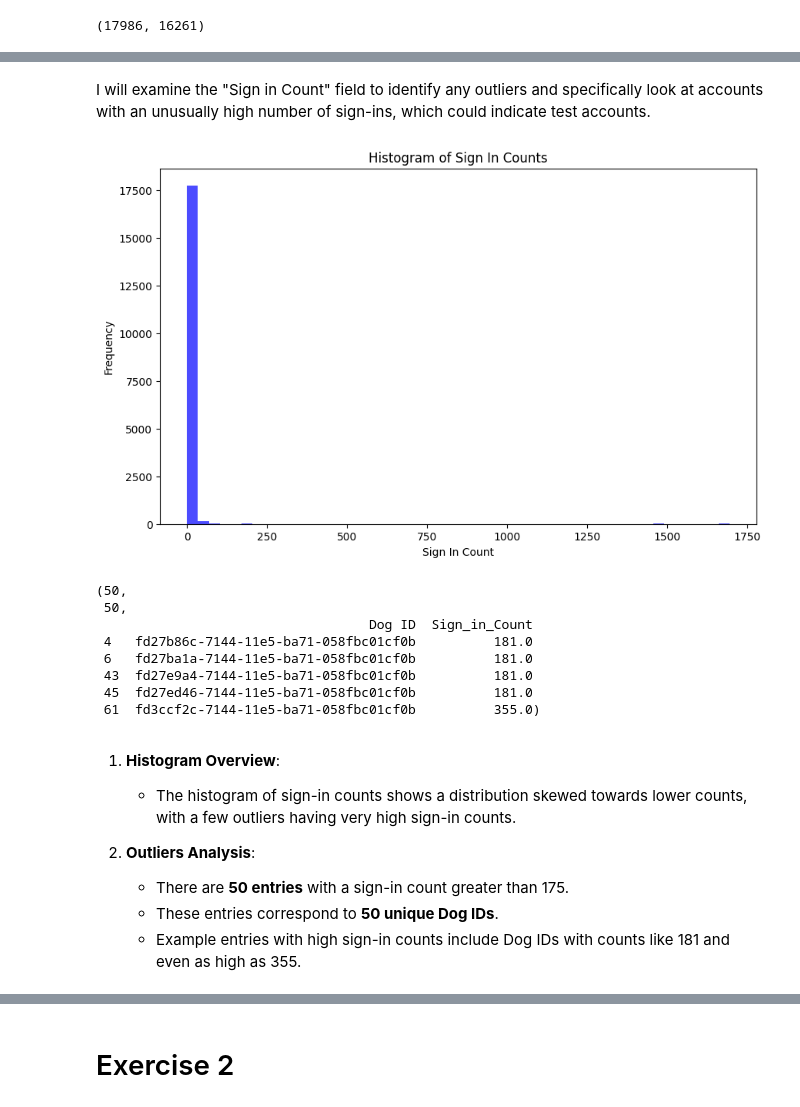
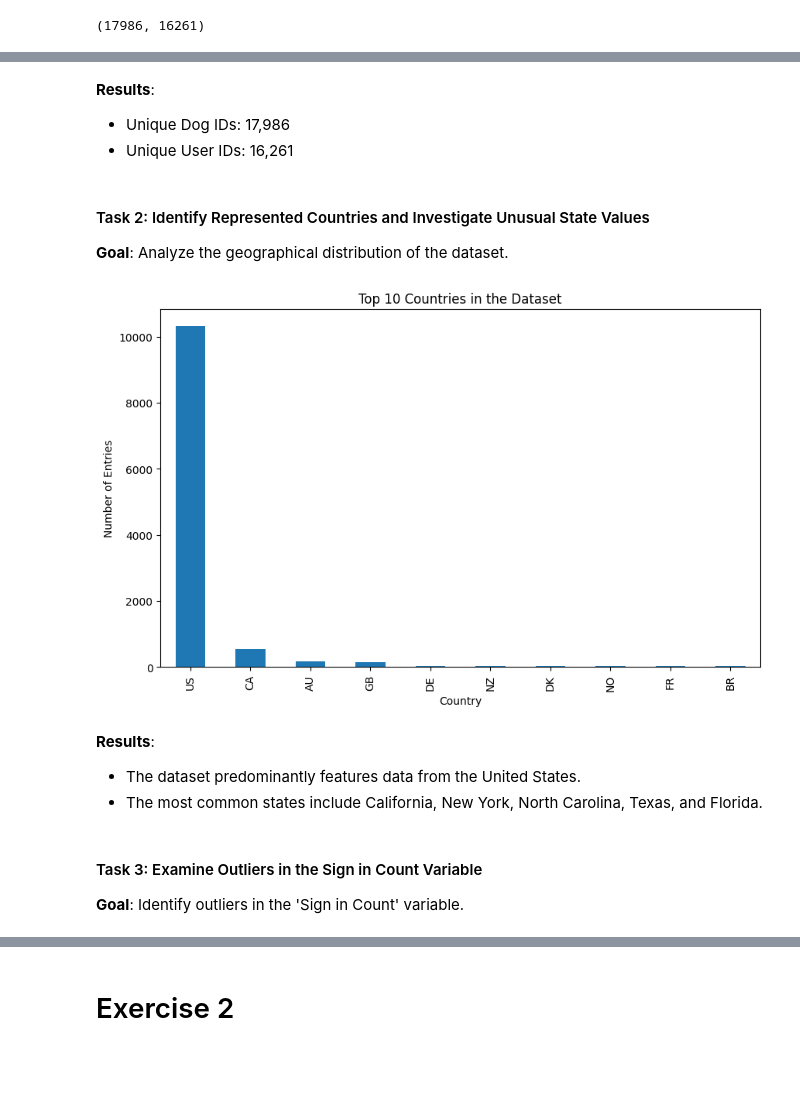
Before and after one commit to peyman886/data-visualization-coursework, a Jupyter notebook: HW4/Visualization_HW4.ipynb, the cells around one changed output, grey strips where cells are left out. Drawn from its saved outputs; the diff is of its cells as text; code cells hidden in the pictures; blank space fills up the shorter version.

```diff
--- a/HW4/Visualization_HW4.ipynb
+++ b/HW4/Visualization_HW4.ipynb
@@ -112,40 +54,28 @@ Examine Sign in Count to detect outliers, particularly focusing on the high sign
-# %% [markdown]
-I will examine the "Sign in Count" field to identify any outliers and specifically look at accounts with an unusually high number of sign-ins, which could indicate test accounts.
-# %%
-# Analyzing Sign in Count for outliers
-signin_counts = dognition_data['Sign_in_Count']
-
-# Plotting a histogram for Sign_in_Count
-plt.figure(figsize=(10, 6))
-plt.hist(signin_counts, bins=50, color='blue', alpha=0.7)
-plt.xlabel('Sign In Count')
-plt.ylabel('Frequency')
-plt.title('Histogram of Sign In Counts')
-plt.show()
-
-# Identifying potential outliers (e.g., Sign In Count greater than 175)
-outlier_threshold = 175
-outlier_signins = dognition_data[dognition_data['Sign_in_Count'] > outlier_threshold]
-
-outlier_signins_count = outlier_signins.shape[0]
-outlier_dog_ids = outlier_signins['Dog ID'].nunique()
-
-outlier_signins_count, outlier_dog_ids, outlier_signins[['Dog ID', 'Sign_in_Count']].head()
-# %% [output]
-[figure, removed]
-(50,
- 50,
-                                   Dog ID  Sign_in_Count
- 4   fd27b86c-7144-11e5-ba71-058fbc01cf0b          181.0
- 6   fd27ba1a-7144-11e5-ba71-058fbc01cf0b          181.0
- 43  fd27e9a4-7144-11e5-ba71-058fbc01cf0b          181.0
- 45  fd27ed46-7144-11e5-ba71-058fbc01cf0b          181.0
- 61  fd3ccf2c-7144-11e5-ba71-058fbc01cf0b          355.0)
-# %% [markdown]
-1. **Histogram Overview**:
-   - The histogram of sign-in counts shows a distribution skewed towards lower counts, with a few outliers having very high sign-in counts.
-
-2. **Outliers Analysis**:
-   - There are **50 entries** with a sign-in count greater than 175.
-   - These entries correspond to **50 unique Dog IDs**.
-   - Example entries with high sign-in counts include Dog IDs with counts like 181 and even as high as 355.
+# %% [markdown]
+**Results**:
+- Unique Dog IDs: 17,986
+- Unique User IDs: 16,261
+# %% [markdown]
+#### Task 2: Identify Represented Countries and Investigate Unusual State Values
+**Goal**: Analyze the geographical distribution of the dataset.
+# %%
+import matplotlib.pyplot as plt
+
+countries = dognition_data['Country'].value_counts()
+states = dognition_data['State'].value_counts()
+
+plt.figure(figsize=(10, 6))
+countries.head(10).plot(kind='bar')
+plt.title('Top 10 Countries in the Dataset')
+plt.xlabel('Country')
+plt.ylabel('Number of Entries')
+plt.show()
+# %% [output]
+[figure, added]
+# %% [markdown]
+**Results**:
+- The dataset predominantly features data from the United States.
+- The most common states include California, New York, North Carolina, Texas, and Florida.
+# %% [markdown]
+#### Task 3: Examine Outliers in the Sign in Count Variable
+**Goal**: Identify outliers in the 'Sign in Count' variable.
```
Also changed, not shown: parts of 70 cells of this notebook, 4 other files.
